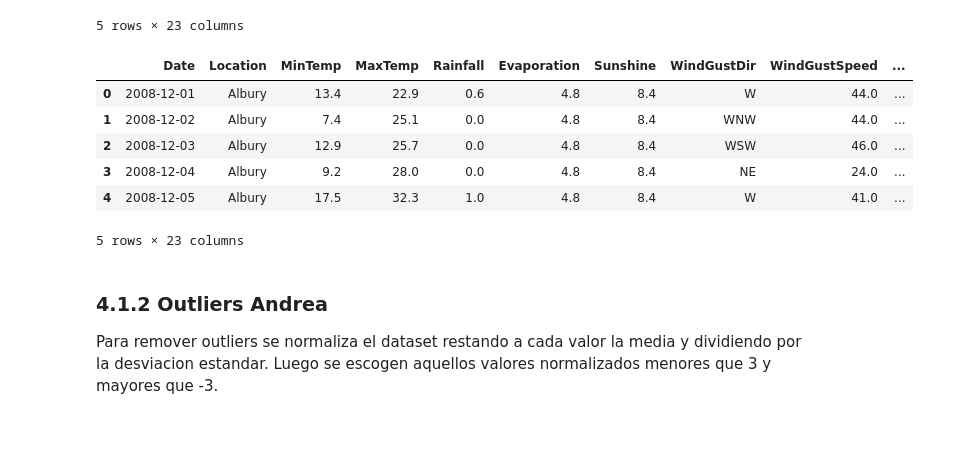
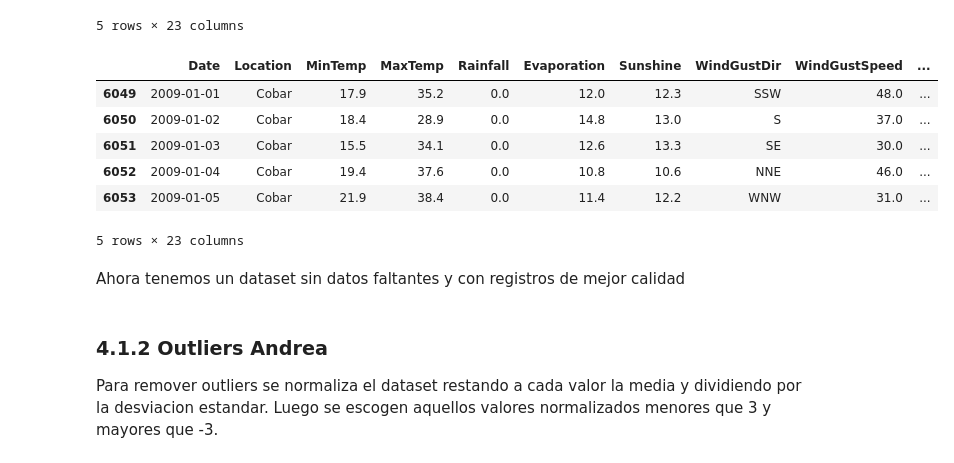
Before and after one commit to acmoral/ProyectoMineria, a Jupyter notebook: Preprocesamiento/preprocesamiento.ipynb, the cells around one changed output. Drawn from its saved outputs; the diff is of its cells as text; code cells hidden in the pictures; blank space fills up the shorter version.

```diff
--- a/Preprocesamiento/preprocesamiento.ipynb
+++ b/Preprocesamiento/preprocesamiento.ipynb
@@ -21,7 +34,8 @@ Primero vamos a revisar cuantos datos faltantes hay por cada columna del dataset
 # %%
 withNullColumn = []
 
-data2 = data.replace('NA', np.NaN)
+data2 = data.copy()
+data2.replace('NA', np.NaN)
 
 print('Number of instances = %d' % (data2.shape[0]))
 print('Number of attributes = %d' % (data2.shape[1]))
@@ -59,0 +118,8 @@ print(withNullColumn)
+# %%
+# Crear una copia del DataFrame para trabajar
+df_copia = data.copy()
+
+ranking_resultante = calcular_ranking(df_copia)
+
+print("Ranking de importancia de las dimensionesn con el dataset original:")
+print(ranking_resultante)
@@ -59,0 +152,3 @@ print(withNullColumn)
+# %%
+df_copia = df_copia.dropna(subset=['Sunshine'])
+ver_porcentaje_nulo(df_copia)
@@ -63,14 +203,14 @@ Reemplazar datos faltanrtes:
 # %%
 # Iterar sobre las columnas con valores nulos
 for col in withNullColumn:
-    if data2[col].dtype == 'float64':
+    if df_copia[col].dtype == 'float64':
         # Reemplazar valores nulos en columnas float64 con la mediana de la columna
-        median = data2[col].median()
-        data2[col].fillna(median, inplace=True)
-    # elif data2[col].dtype == 'object':
+        median = df_copia[col].median()
+        print('median on col', col, median)
+        df_copia[col].fillna(median, inplace=True)
     else:
         # Reemplazar valores nulos en columnas object con la moda de la columna
-        mode = data2[col].mode()
+        mode = df_copia[col].mode()
         print('mode on col', col, mode[0])
-        data2[col].fillna(mode[0], inplace=True)
+        df_copia[col].fillna(mode[0], inplace=True)
 # %% [output]
@@ -114,15 +293,17 @@ data.head()
 | 4 | 2008-12-05 | Albury | 17.5 | 32.3 | 1.0 | NaN | NaN | W | 41.0 | ... |
 5 rows × 23 columns
 # %%
-data2.head()
+df_copia.head()
 # %% [output]
 |  | Date | Location | MinTemp | MaxTemp | Rainfall | Evaporation | Sunshine | WindGustDir | WindGustSpeed | ... |
-| 0 | 2008-12-01 | Albury | 13.4 | 22.9 | 0.6 | 4.8 | 8.4 | W | 44.0 | ... |
-| 1 | 2008-12-02 | Albury | 7.4 | 25.1 | 0.0 | 4.8 | 8.4 | WNW | 44.0 | ... |
-| 2 | 2008-12-03 | Albury | 12.9 | 25.7 | 0.0 | 4.8 | 8.4 | WSW | 46.0 | ... |
-| 3 | 2008-12-04 | Albury | 9.2 | 28.0 | 0.0 | 4.8 | 8.4 | NE | 24.0 | ... |
-| 4 | 2008-12-05 | Albury | 17.5 | 32.3 | 1.0 | 4.8 | 8.4 | W | 41.0 | ... |
+| 6049 | 2009-01-01 | Cobar | 17.9 | 35.2 | 0.0 | 12.0 | 12.3 | SSW | 48.0 | ... |
+| 6050 | 2009-01-02 | Cobar | 18.4 | 28.9 | 0.0 | 14.8 | 13.0 | S | 37.0 | ... |
+| 6051 | 2009-01-03 | Cobar | 15.5 | 34.1 | 0.0 | 12.6 | 13.3 | SE | 30.0 | ... |
+| 6052 | 2009-01-04 | Cobar | 19.4 | 37.6 | 0.0 | 10.8 | 10.6 | NNE | 46.0 | ... |
+| 6053 | 2009-01-05 | Cobar | 21.9 | 38.4 | 0.0 | 11.4 | 12.2 | WNW | 31.0 | ... |
 5 rows × 23 columns
+# %% [markdown]
+Ahora tenemos un dataset sin datos faltantes y con registros de mejor calidad
 # %% [markdown]
 ### 4.1.2 Outliers Andrea
 Para remover outliers se normaliza el dataset restando a cada valor la media y dividiendo por la desviacion estandar. Luego se escogen aquellos valores normalizados menores que 3 y mayores que -3.
```
Also changed, not shown: parts of 18 cells of this notebook, 1 other file.
